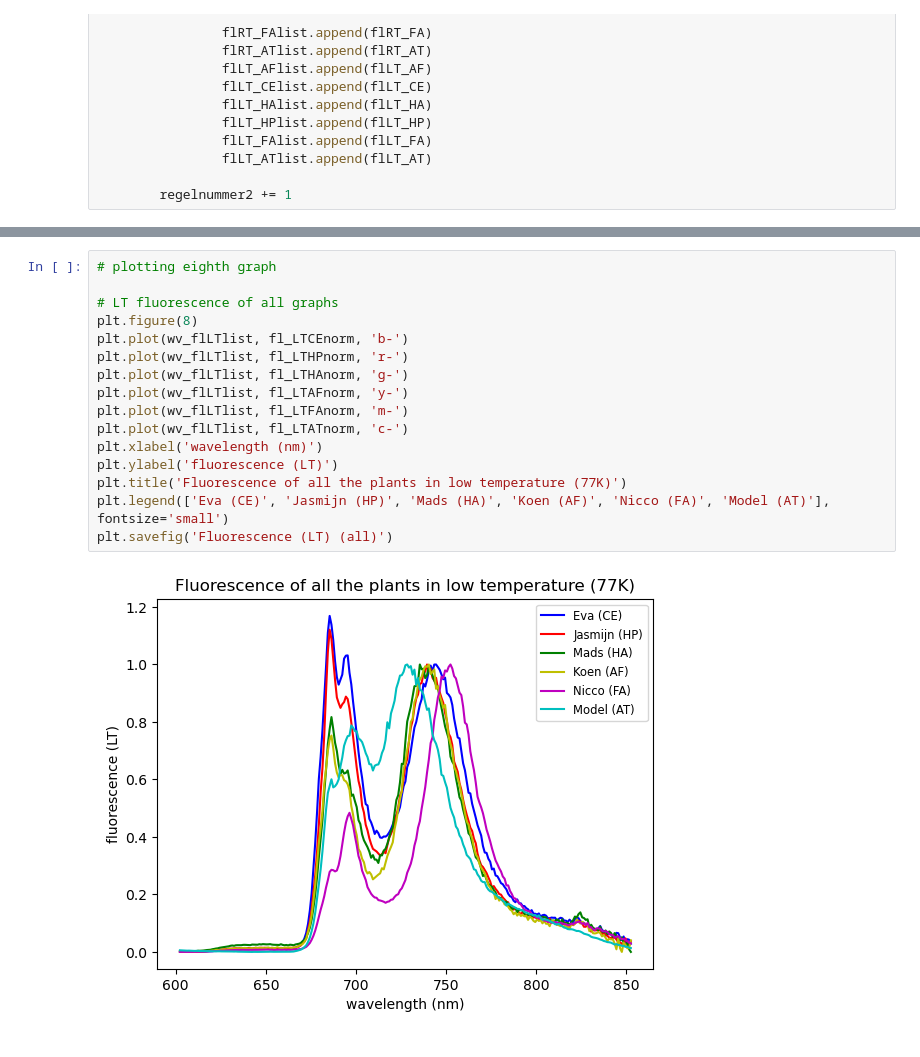
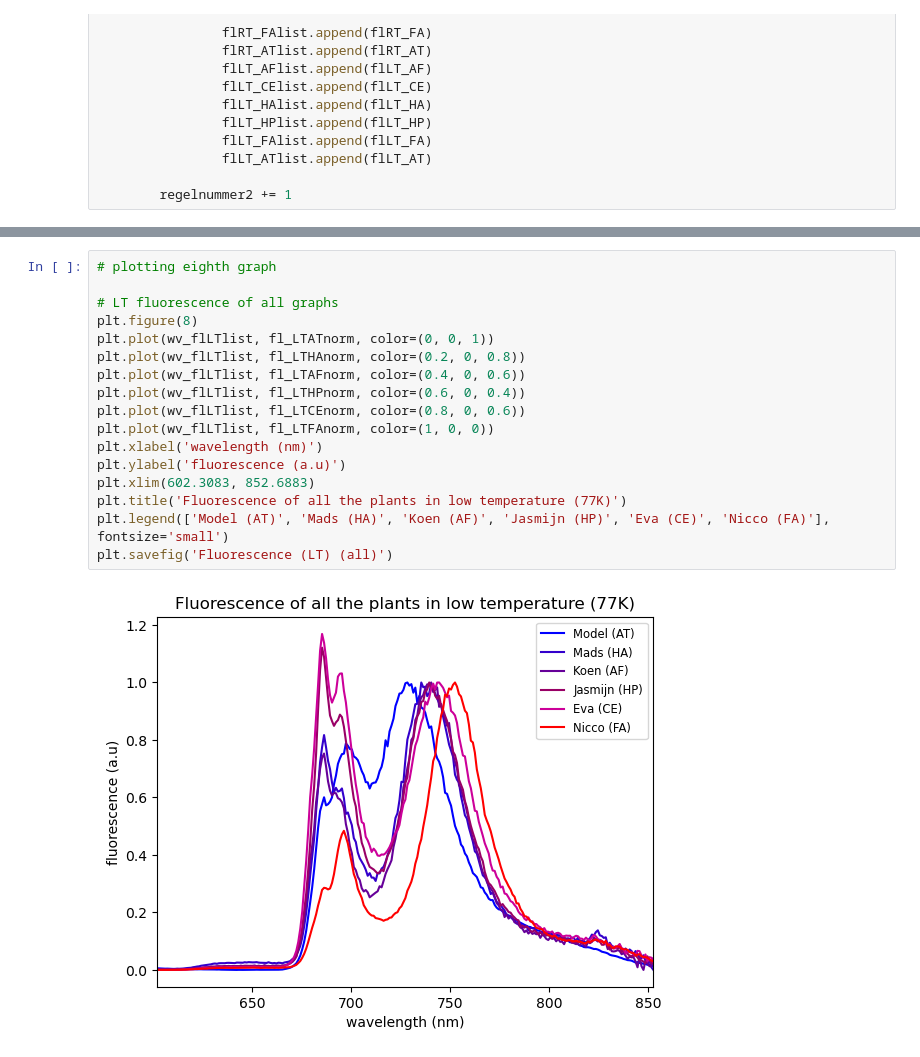
Before and after one commit to KoenDikken/2025-Projects-Team-25-Harvesting-far-red-photons-for-photosynthesis, a Jupyter notebook: Data Analysis/Plots Koen/THplots.ipynb, the cells around one changed output, grey strips where cells are left out. Saved outputs shown, nothing was run; the diff lists cells and outputs as text.

```diff
--- a/Data Analysis/Plots Koen/THplots.ipynb
+++ b/Data Analysis/Plots Koen/THplots.ipynb
@@ -392,18 +509,19 @@ plt.savefig('Fluorescence (RT) (all)')
 # %%
 # plotting eighth graph
 
 # LT fluorescence of all graphs
 plt.figure(8)
-plt.plot(wv_flLTlist, fl_LTCEnorm, 'b-')
-plt.plot(wv_flLTlist, fl_LTHPnorm, 'r-')
-plt.plot(wv_flLTlist, fl_LTHAnorm, 'g-')
-plt.plot(wv_flLTlist, fl_LTAFnorm, 'y-')
-plt.plot(wv_flLTlist, fl_LTFAnorm, 'm-')
-plt.plot(wv_flLTlist, fl_LTATnorm, 'c-')
+plt.plot(wv_flLTlist, fl_LTATnorm, color=(0, 0, 1))
+plt.plot(wv_flLTlist, fl_LTHAnorm, color=(0.2, 0, 0.8))
+plt.plot(wv_flLTlist, fl_LTAFnorm, color=(0.4, 0, 0.6))
+plt.plot(wv_flLTlist, fl_LTHPnorm, color=(0.6, 0, 0.4))
+plt.plot(wv_flLTlist, fl_LTCEnorm, color=(0.8, 0, 0.6))
+plt.plot(wv_flLTlist, fl_LTFAnorm, color=(1, 0, 0))
 plt.xlabel('wavelength (nm)')
-plt.ylabel('fluorescence (LT)')
+plt.ylabel('fluorescence (a.u)')
+plt.xlim(602.3083, 852.6883)
 plt.title('Fluorescence of all the plants in low temperature (77K)')
-plt.legend(['Eva (CE)', 'Jasmijn (HP)', 'Mads (HA)', 'Koen (AF)', 'Nicco (FA)', 'Model (AT)'], fontsize='small')
+plt.legend(['Model (AT)', 'Mads (HA)', 'Koen (AF)', 'Jasmijn (HP)', 'Eva (CE)', 'Nicco (FA)'], fontsize='small')
 plt.savefig('Fluorescence (LT) (all)')
 # %% [output]
-[figure, old version]
+[figure, new version]
```
Also changed, not shown: parts of 15 cells of this notebook, 5 other files.
